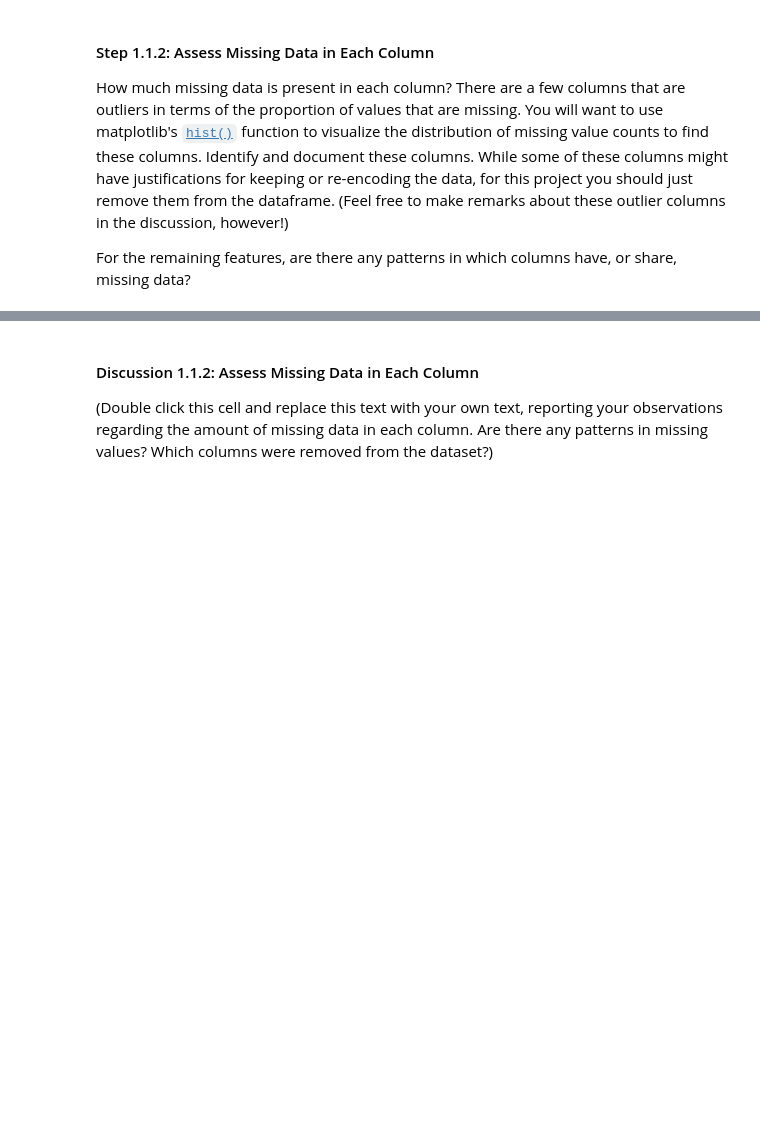
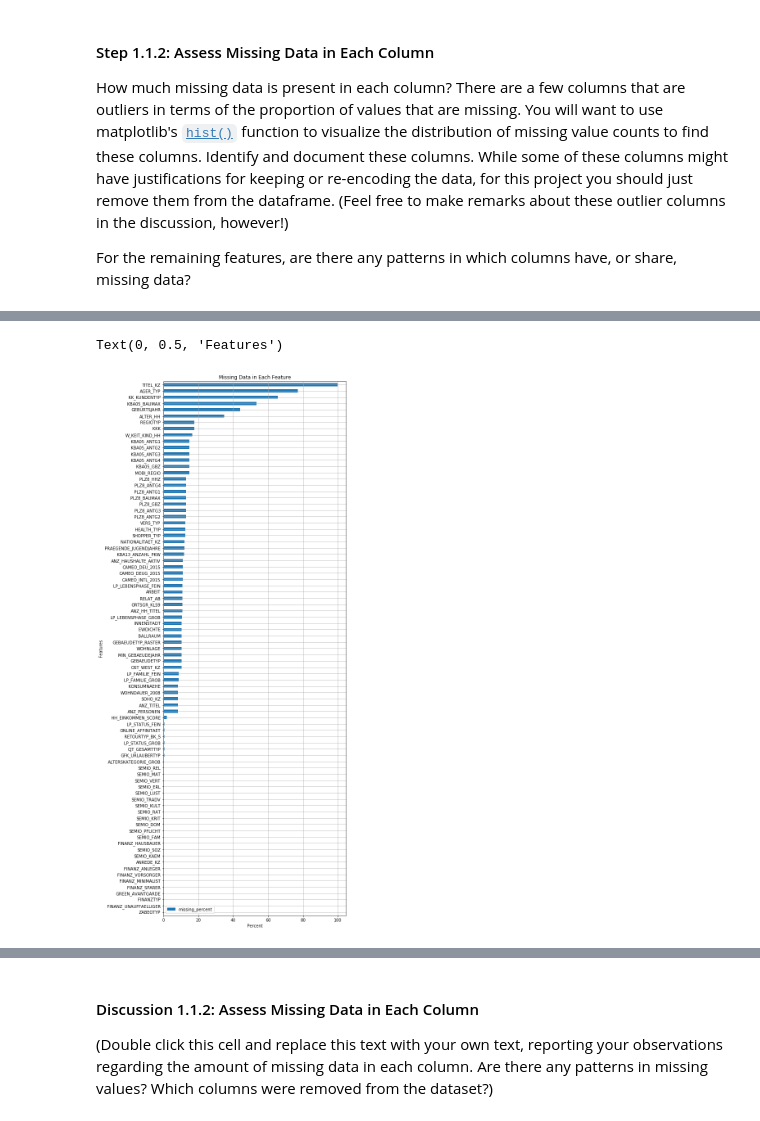
Before and after one commit to cuong-mai/customer-segments-unsupervised-learning, a Jupyter notebook: Identify_Customer_Segments.ipynb, the cells around one changed output, grey strips where cells are left out. Saved outputs shown, nothing was run; the diff lists cells and outputs as text; code cells hidden in the pictures; blank space fills up the shorter version.

```diff
--- a/Identify_Customer_Segments.ipynb
+++ b/Identify_Customer_Segments.ipynb
@@ -138,3 +164,13 @@ For the remaining features, are there any patterns in which columns have, or sha
+# %%
+# Investigate patterns in the amount of missing data in each column.
+plot = missing_col_stats.sort_values('missing_percent', ascending=True)
+plot.plot.barh(x='attribute', y='missing_percent', figsize=(8, 24), grid=True)
+plt.title("Missing Data in Each Feature")
+plt.xlabel("Percent")
+plt.ylabel("Features")
+# %% [output]
+Text(0, 0.5, 'Features')
+[figure, added]
 # %%
 # Remove the outlier columns from the dataset. (You'll perform other data
 # engineering tasks such as re-encoding and imputation later.)
```
Also changed, not shown: parts of 26 cells of this notebook.
